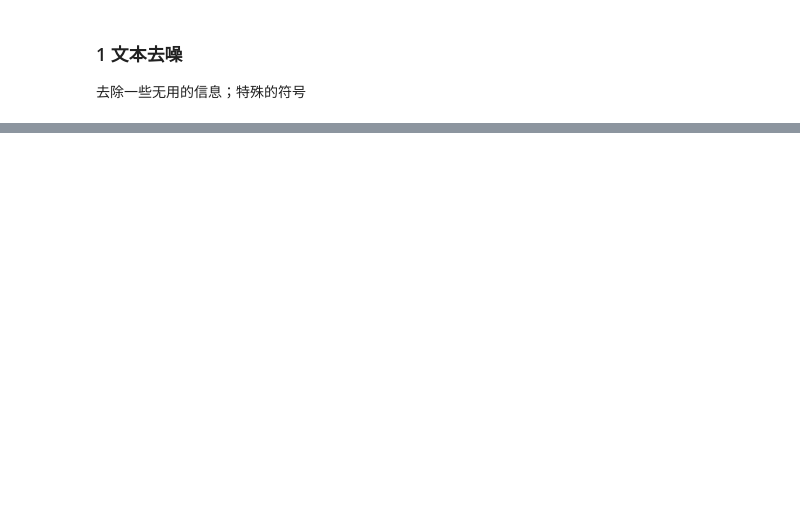
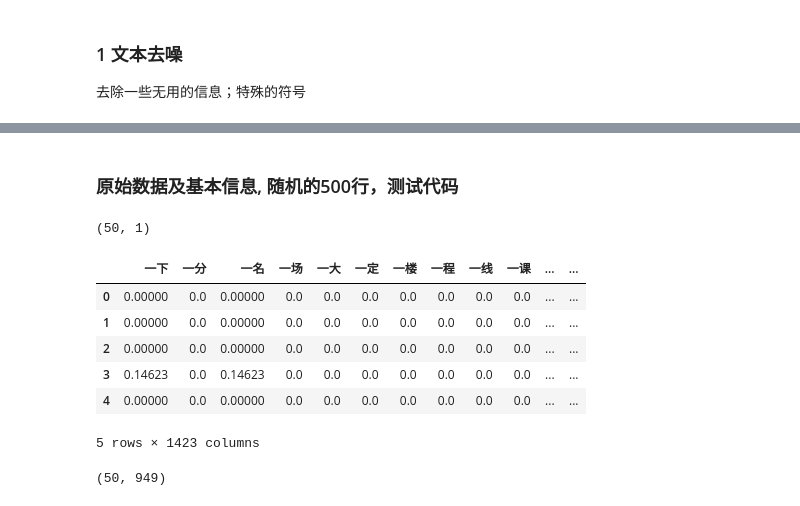
Before and after one commit to hongtao45/weibo-analysis, a Jupyter notebook: test.ipynb, the cells around one changed output, grey strips where cells are left out. Saved outputs shown, nothing was run; the diff lists cells and outputs as text; code cells hidden in the pictures; blank space fills up the shorter version.

```diff
--- a/test.ipynb
+++ b/test.ipynb
@@ -576,0 +572,55 @@ def clean_stopword(str, stopword_list):
+# %%
+def word2vec(lsls):
+    ls_str=[]
+    for s in lsls:
+        strs = ' '.join(s)
+        ls_str.append(strs)
+
+    # TF-IDF
+    transfer = TfidfVectorizer() #实例化一个转换器类
+    data_new = transfer.fit_transform(ls_str) #调用fit_transform()
+    #构建成一个二维表：
+    df=pd.DataFrame(data_new.toarray(), columns=transfer.get_feature_names_out())
+
+    withWeight = transfer.vocabulary_
+    return df, withWeight
+# %% [markdown]
+### 原始数据及基本信息, 随机的500行，测试代码
+# %%
+data = pd.read_csv('Data/完整数据_暴雨_交通.csv')
+df = data.sample(n=50, replace=False, random_state=1)
+df.reset_index(drop=True, inplace=True)
+tweets = df.loc[:, ['微博正文']]
+tweets.shape
+# %% [output]
+(50, 1)
+# %%
+tweets['clean_word'] = tweets['微博正文'].apply(clean_noise)
+# %%
+stopword = get_stopword_list('stopwords/hit_stopwords.txt')
+tweets['clean_stopwords'] = tweets['clean_word'].apply(clean_stopword, stopword_list=stopword)
+# %%
+lsls = tweets['clean_stopwords']
+df, withWeight = word2vec(lsls)
+
+df.head()
+# %% [output]
+|  | 一下 | 一分 | 一名 | 一场 | 一大 | 一定 | 一楼 | 一程 | 一线 | 一课 | ... | ... |
+| 0 | 0.00000 | 0.0 | 0.00000 | 0.0 | 0.0 | 0.0 | 0.0 | 0.0 | 0.0 | 0.0 | ... | ... |
+| 1 | 0.00000 | 0.0 | 0.00000 | 0.0 | 0.0 | 0.0 | 0.0 | 0.0 | 0.0 | 0.0 | ... | ... |
+| 2 | 0.00000 | 0.0 | 0.00000 | 0.0 | 0.0 | 0.0 | 0.0 | 0.0 | 0.0 | 0.0 | ... | ... |
+| 3 | 0.14623 | 0.0 | 0.14623 | 0.0 | 0.0 | 0.0 | 0.0 | 0.0 | 0.0 | 0.0 | ... | ... |
+| 4 | 0.00000 | 0.0 | 0.00000 | 0.0 | 0.0 | 0.0 | 0.0 | 0.0 | 0.0 | 0.0 | ... | ... |
+5 rows × 1423 columns
+# %%
+topK = 500
+downK = int(len(withWeight)/3)
+L = sorted(withWeight.items(), key=lambda item:item[1], reverse=False)
+
+tags_del = list(map(lambda x: x[0], L[0:downK]))
+tags_del
+
+df2 = df.drop(columns=tags_del, axis=1, inplace=False)
+df2.shape
+# %% [output]
+(50, 949)
```
Also changed, not shown: parts of 19 cells of this notebook, 4 other files.
